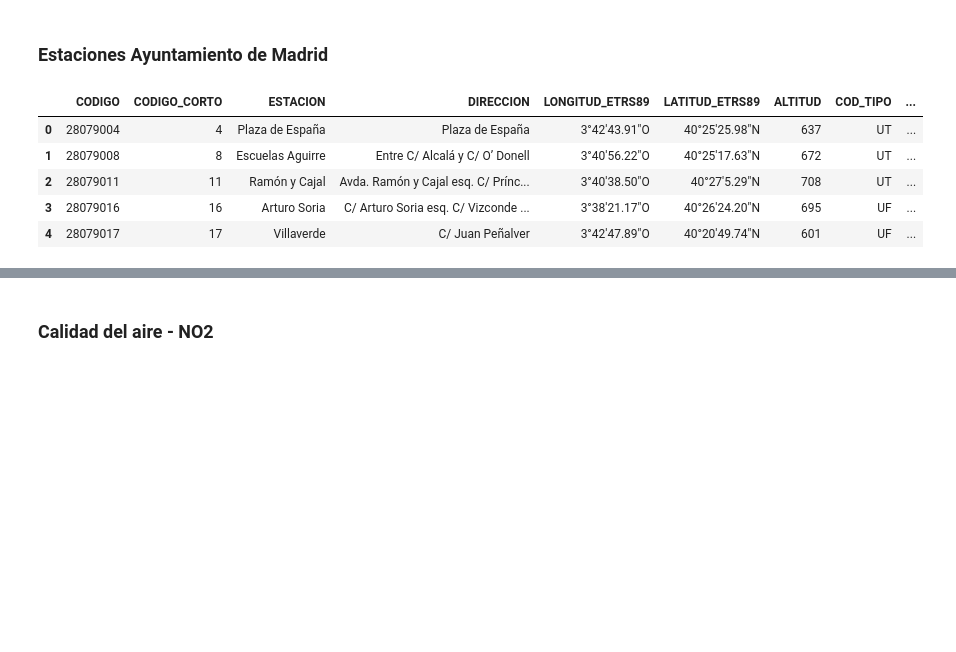
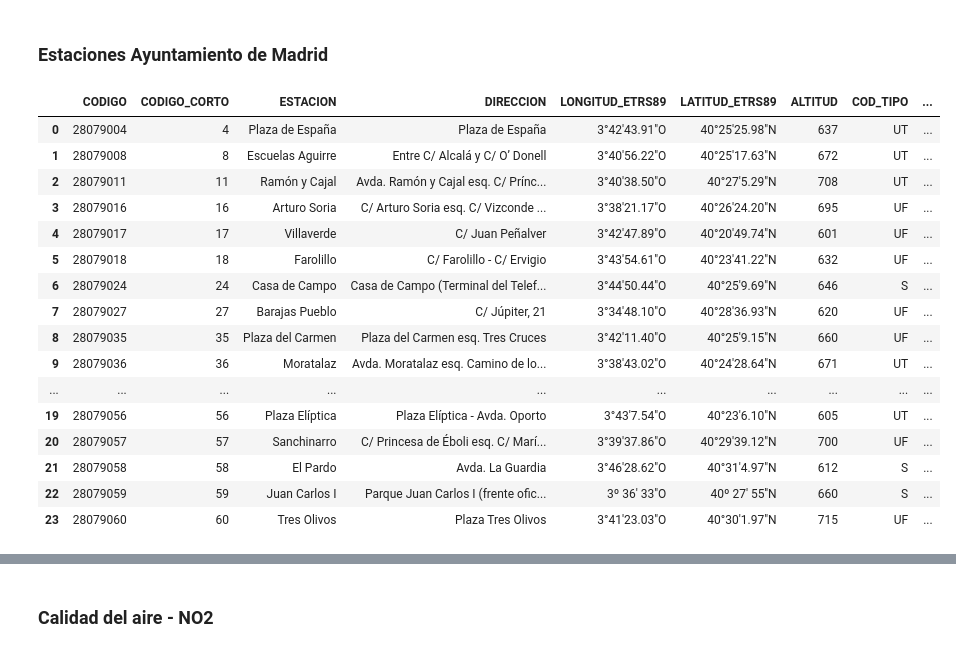
Before and after one commit to charlieciordia/AQ-MAD, a Jupyter notebook: notebook/AQ.ipynb, the cells around one changed output, grey strips where cells are left out. Drawn from its saved outputs; the diff is of its cells as text; code cells hidden in the pictures; blank space fills up the shorter version.

```diff
--- a/notebook/AQ.ipynb
+++ b/notebook/AQ.ipynb
@@ -23,14 +23,25 @@ warnings.filterwarnings('ignore')
 ### Estaciones Ayuntamiento de Madrid
 # %%
 estaciones = pd.read_csv("../data/AytoMad/informacion_estaciones_red_calidad_aire.csv", sep=';')
-estaciones.head()
+estaciones
 # %% [output]
 |  | CODIGO | CODIGO_CORTO | ESTACION | DIRECCION | LONGITUD_ETRS89 | LATITUD_ETRS89 | ALTITUD | COD_TIPO | ... |
 | 0 | 28079004 | 4 | Plaza de España | Plaza de España | 3°42'43.91"O | 40°25'25.98"N | 637 | UT | ... |
 | 1 | 28079008 | 8 | Escuelas Aguirre | Entre C/ Alcalá y C/ O’ Donell | 3°40'56.22"O | 40°25'17.63"N | 672 | UT | ... |
 | 2 | 28079011 | 11 | Ramón y Cajal | Avda. Ramón y Cajal esq. C/ Prínc... | 3°40'38.50"O | 40°27'5.29"N | 708 | UT | ... |
 | 3 | 28079016 | 16 | Arturo Soria | C/ Arturo Soria esq. C/ Vizconde ... | 3°38'21.17"O | 40°26'24.20"N | 695 | UF | ... |
 | 4 | 28079017 | 17 | Villaverde | C/ Juan Peñalver | 3°42'47.89"O | 40°20'49.74"N | 601 | UF | ... |
+| 5 | 28079018 | 18 | Farolillo | C/ Farolillo - C/ Ervigio | 3°43'54.61"O | 40°23'41.22"N | 632 | UF | ... |
+| 6 | 28079024 | 24 | Casa de Campo | Casa de Campo (Terminal del Telef... | 3°44'50.44"O | 40°25'9.69"N | 646 | S | ... |
+| 7 | 28079027 | 27 | Barajas Pueblo | C/ Júpiter, 21 | 3°34'48.10"O | 40°28'36.93"N | 620 | UF | ... |
+| 8 | 28079035 | 35 | Plaza del Carmen | Plaza del Carmen esq. Tres Cruces | 3°42'11.40"O | 40°25'9.15"N | 660 | UF | ... |
+| 9 | 28079036 | 36 | Moratalaz | Avda. Moratalaz esq. Camino de lo... | 3°38'43.02"O | 40°24'28.64"N | 671 | UT | ... |
+| ... | ... | ... | ... | ... | ... | ... | ... | ... | ... |
+| 19 | 28079056 | 56 | Plaza Elíptica | Plaza Elíptica - Avda. Oporto | 3°43'7.54"O | 40°23'6.10"N | 605 | UT | ... |
+| 20 | 28079057 | 57 | Sanchinarro | C/ Princesa de Éboli esq. C/ Marí... | 3°39'37.86"O | 40°29'39.12"N | 700 | UF | ... |
+| 21 | 28079058 | 58 | El Pardo | Avda. La Guardia | 3°46'28.62"O | 40°31'4.97"N | 612 | S | ... |
+| 22 | 28079059 | 59 | Juan Carlos I | Parque Juan Carlos I (frente ofic... | 3º 36' 33"O | 40º 27' 55''N | 660 | S | ... |
+| 23 | 28079060 | 60 | Tres Olivos | Plaza Tres Olivos | 3°41'23.03"O | 40°30'1.97"N | 715 | UF | ... |
 # %%
 # Supongamos que tienes un DataFrame llamado 'estaciones' con las columnas 'latitud' y 'longitud'
 # estaciones = pd.read_csv('archivo.csv')  # Lee tus datos desde un archivo CSV u otra fuente
```
Also changed, not shown: 13 other files.
